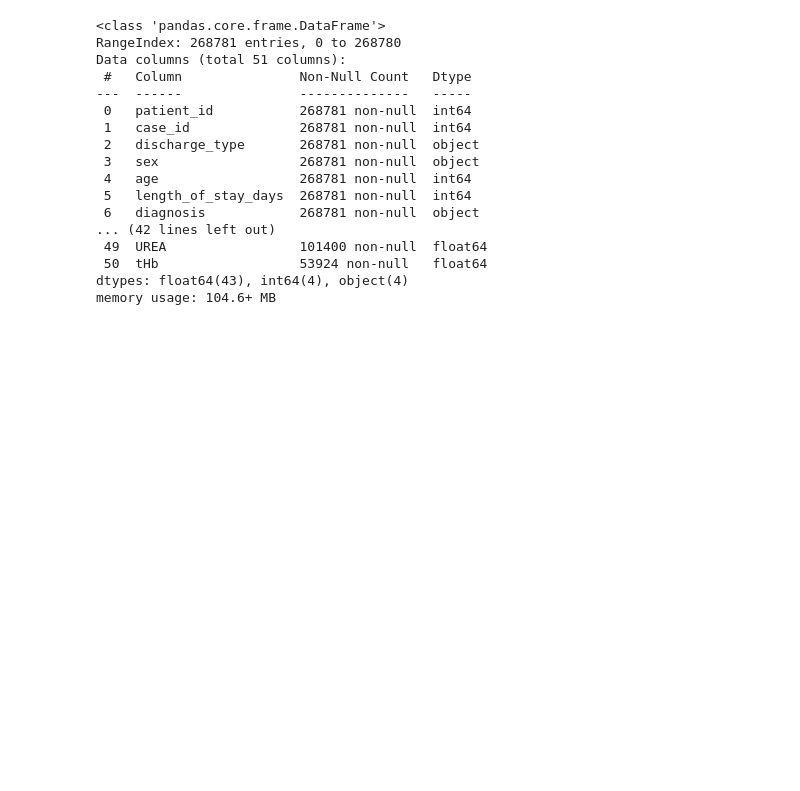
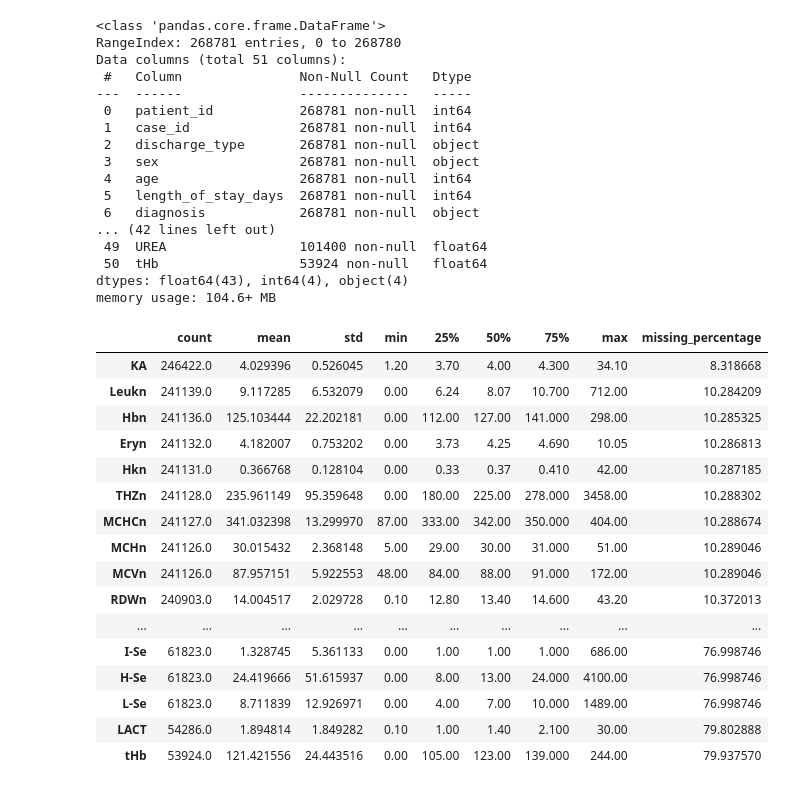
Before and after one commit to Yokopa/hospital-stay-discharge-prediction, a Jupyter notebook: code/3_merge_data.ipynb, the cells around one changed output. Saved outputs shown, nothing was run; the diff lists cells and outputs as text; code cells hidden in the pictures; blank space fills up the shorter version.

```diff
--- a/code/3_merge_data.ipynb
+++ b/code/3_merge_data.ipynb
@@ -84,3 +84,6 @@ lab_test_counts.sort_values(by="num_cases", ascending=False, inplace=True)
 
 # Filter lab tests that have less than 80% missing data
 filtered_lab_tests = lab_test_counts[lab_test_counts["missing_percentage"] < 80][["test_abbr", 'test_name', 'unit', "missing_percentage"]]
+# %%
+pd.set_option('display.max_rows', None)  # Show all rows
+display(filtered_lab_tests)
@@ -298,3 +325,31 @@ memory usage: 104.6+ MB
 # %%
 # Save output file
 merged_data.to_csv(merged_data_path, index=False)
+# %%
+# Calculate missing percentage for each lab test
+missing_percentage = merged_data.isnull().mean() * 100
+
+# Add missing percentage to the summary statistics table
+summary_stats = merged_data.describe().T
+summary_stats['missing_percentage'] = missing_percentage
+
+# Display the updated summary statistics table
+summary_stats[4:].sort_values('missing_percentage')
+# %% [output]
+|  | count | mean | std | min | 25% | 50% | 75% | max | missing_percentage |
+| KA | 246422.0 | 4.029396 | 0.526045 | 1.20 | 3.70 | 4.00 | 4.300 | 34.10 | 8.318668 |
+| Leukn | 241139.0 | 9.117285 | 6.532079 | 0.00 | 6.24 | 8.07 | 10.700 | 712.00 | 10.284209 |
+| Hbn | 241136.0 | 125.103444 | 22.202181 | 0.00 | 112.00 | 127.00 | 141.000 | 298.00 | 10.285325 |
+| Eryn | 241132.0 | 4.182007 | 0.753202 | 0.00 | 3.73 | 4.25 | 4.690 | 10.05 | 10.286813 |
+| Hkn | 241131.0 | 0.366768 | 0.128104 | 0.00 | 0.33 | 0.37 | 0.410 | 42.00 | 10.287185 |
+| THZn | 241128.0 | 235.961149 | 95.359648 | 0.00 | 180.00 | 225.00 | 278.000 | 3458.00 | 10.288302 |
+| MCHCn | 241127.0 | 341.032398 | 13.299970 | 87.00 | 333.00 | 342.00 | 350.000 | 404.00 | 10.288674 |
+| MCHn | 241126.0 | 30.015432 | 2.368148 | 5.00 | 29.00 | 30.00 | 31.000 | 51.00 | 10.289046 |
+| MCVn | 241126.0 | 87.957151 | 5.922553 | 48.00 | 84.00 | 88.00 | 91.000 | 172.00 | 10.289046 |
+| RDWn | 240903.0 | 14.004517 | 2.029728 | 0.10 | 12.80 | 13.40 | 14.600 | 43.20 | 10.372013 |
+| ... | ... | ... | ... | ... | ... | ... | ... | ... | ... |
+| I-Se | 61823.0 | 1.328745 | 5.361133 | 0.00 | 1.00 | 1.00 | 1.000 | 686.00 | 76.998746 |
+| H-Se | 61823.0 | 24.419666 | 51.615937 | 0.00 | 8.00 | 13.00 | 24.000 | 4100.00 | 76.998746 |
+| L-Se | 61823.0 | 8.711839 | 12.926971 | 0.00 | 4.00 | 7.00 | 10.000 | 1489.00 | 76.998746 |
+| LACT | 54286.0 | 1.894814 | 1.849282 | 0.10 | 1.00 | 1.40 | 2.100 | 30.00 | 79.802888 |
+| tHb | 53924.0 | 121.421556 | 24.443516 | 0.00 | 105.00 | 123.00 | 139.000 | 244.00 | 79.937570 |
```
Also changed, not shown: parts of 3 cells of this notebook.
